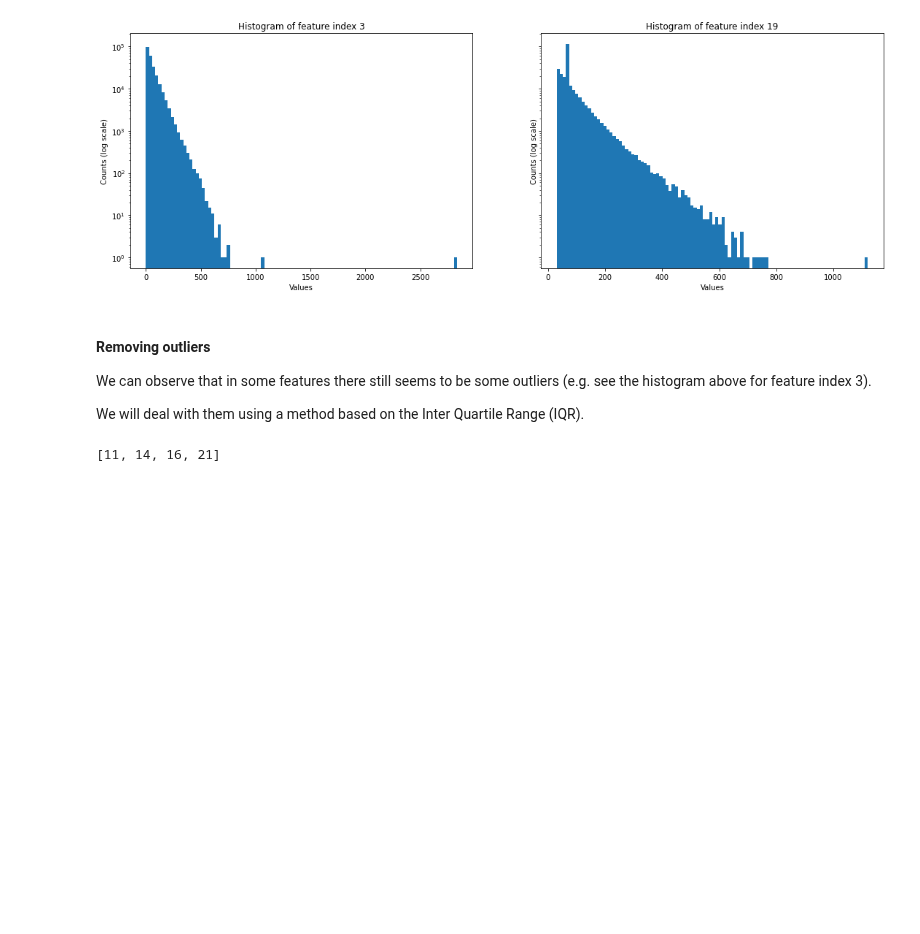
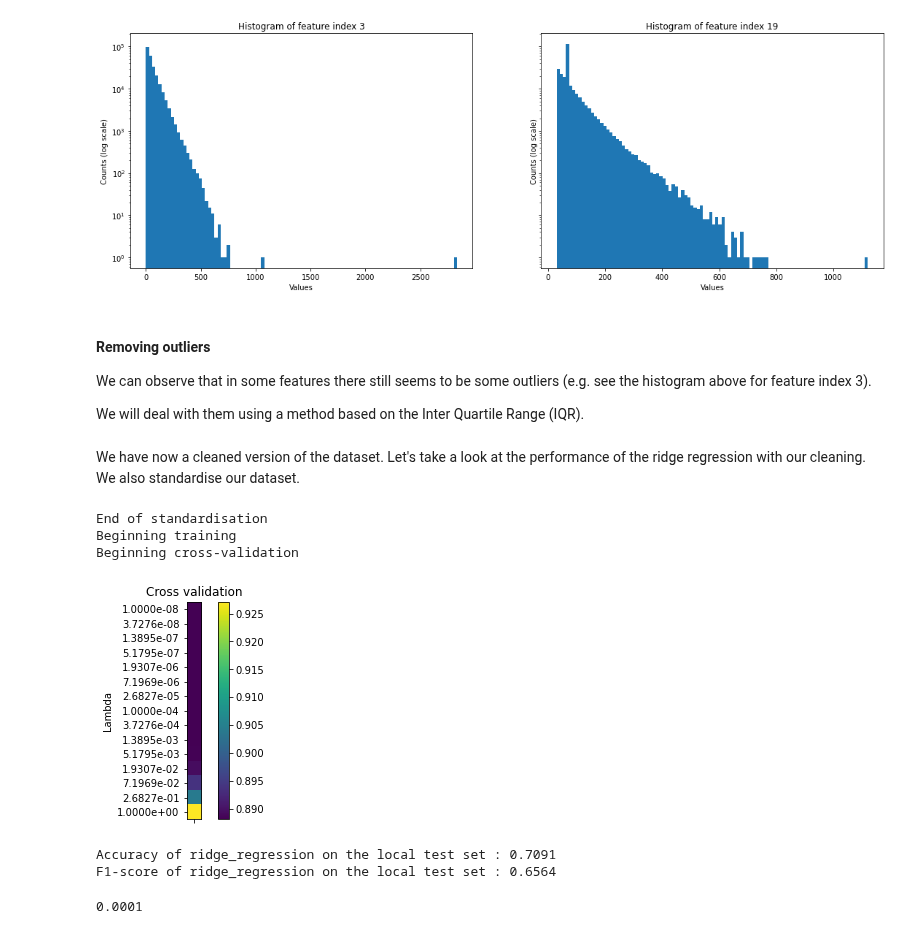
Before and after one commit to CS-433/ml-project-1-teamphilippe, a Jupyter notebook: project1.ipynb, the cells around one changed output. Drawn from its saved outputs; the diff is of its cells as text; code cells hidden in the pictures; blank space fills up the shorter version.

```diff
--- a/project1.ipynb
+++ b/project1.ipynb
@@ -100,7 +111,3 @@ We can observe that in some features there still seems to be some outliers (e.g.
 We will deal with them using a method based on the Inter Quartile Range (IQR).
 # %%
 x_cleaned, above_lim_training, below_lim_training = clip_IQR(x_cleaned)
-# %%
-cols_angle
-# %% [output]
-[11, 14, 16, 21]
@@ -108,0 +114,15 @@ x_cleaned_copy = x_cleaned.copy()
+# %% [markdown]
+We have now a cleaned version of the dataset. Let's take a look at the performance of the ridge regression with our cleaning. We also standardise our dataset.
+# %%
+acc_local_test, f1_local_test, w_best, _, best_lambda = run_experiment(y, x_cleaned, 'ridge_regression', 1, 0.8, [], degree_exp=False, expansion=False, standard=True)
+# %% [output]
+End of standardisation
+Beginning training
+Beginning cross-validation
+[figure, added]
+Accuracy of ridge_regression on the local test set : 0.7091
+F1-score of ridge_regression on the local test set : 0.6564
+# %%
+best_lambda
+# %% [output]
+0.0001
```
Also changed, not shown: parts of 22 cells of this notebook, 6 other files.
